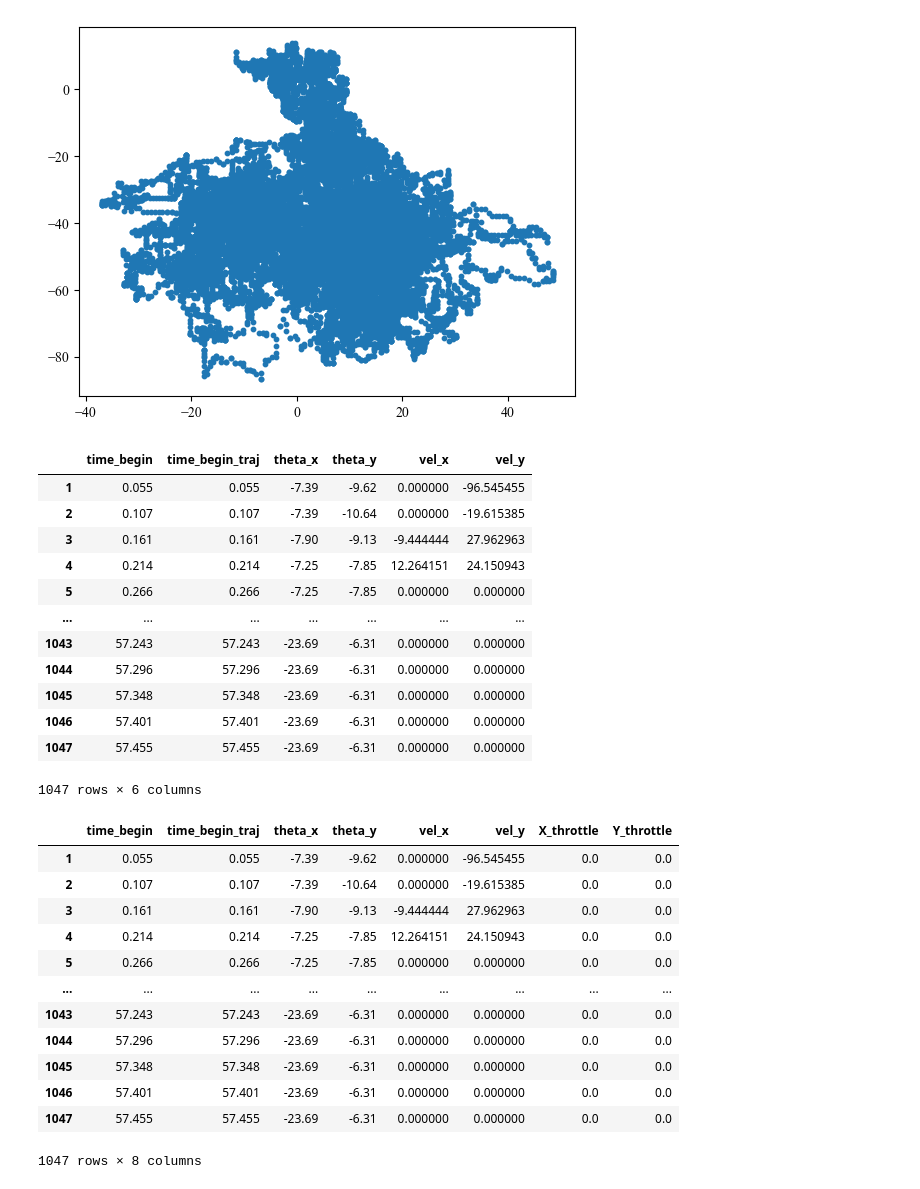
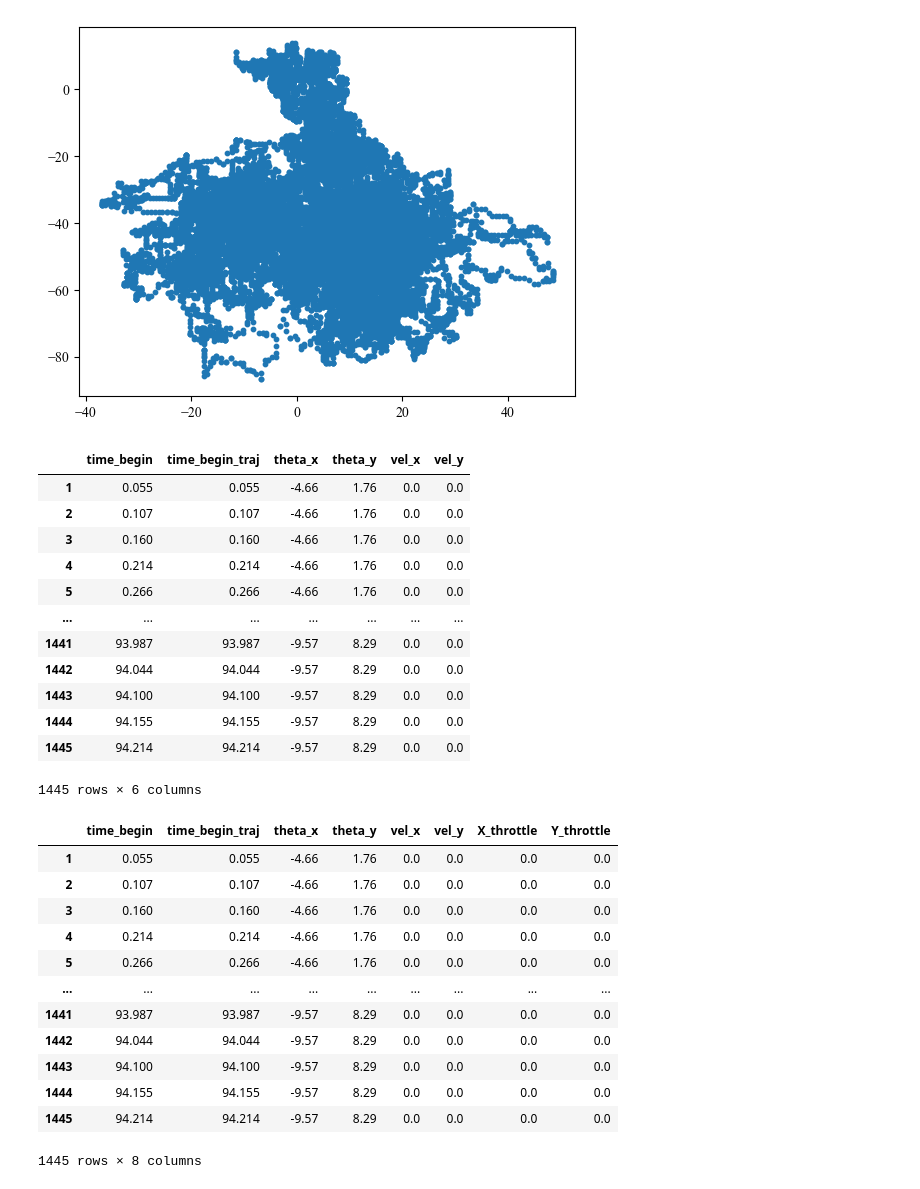
Before and after one commit to ansue1234/RobLimbFK, a Jupyter notebook: notebooks/gen_paper_figure.ipynb, the cells around one changed output. Drawn from its saved outputs; the diff is of its cells as text; code cells hidden in the pictures.

```diff
--- a/notebooks/gen_paper_figure.ipynb
+++ b/notebooks/gen_paper_figure.ipynb
@@ -62,38 +62,38 @@ plt.scatter(df_random['theta_x'], df_random['theta_y'], label='Random', s=10)
 [figure]
 # %%
 # Generating input for the model
-
-angle_file = '../ros_ws/square_ang_purp.txt'
-throttle_file = '../ros_ws/square_thr_purp.txt'
+file_name = 'sin_blue_vid'
+angle_file = '../ros_ws/' + file_name + '_data.txt'
+throttle_file = '../ros_ws/'+ file_name + '_throttle.txt'
 
 angle_df = pd.read_csv(angle_file)
 throttle_df = pd.read_csv(throttle_file)[1:]
 
 # Compute Velocity
 angle_df['time_begin'] = (angle_df['time'] - angle_df['time'].iloc[0])/1000
 angle_df['dt'] = angle_df['time_begin'].diff()
 angle_df['dx'] = angle_df['theta_x'].diff()
 angle_df['dy'] = angle_df['theta_y'].diff()
 angle_df = angle_df.dropna()
 angle_df['vel_x'] = angle_df['dx'] / angle_df['dt']
 angle_df['vel_y'] = angle_df['dy'] / angle_df['dt']
 angle_df['time_begin_traj'] = angle_df['time_begin']
 angle_df = angle_df[['time_begin', 'time_begin_traj', 'theta_x', 'theta_y', 'vel_x', 'vel_y']]
 angle_df
 # %% [output]
 |  | time_begin | time_begin_traj | theta_x | theta_y | vel_x | vel_y |
-| 1 | 0.055 | 0.055 | -7.39 | -9.62 | 0.000000 | -96.545455 |
-| 2 | 0.107 | 0.107 | -7.39 | -10.64 | 0.000000 | -19.615385 |
-| 3 | 0.161 | 0.161 | -7.90 | -9.13 | -9.444444 | 27.962963 |
-| 4 | 0.214 | 0.214 | -7.25 | -7.85 | 12.264151 | 24.150943 |
-| 5 | 0.266 | 0.266 | -7.25 | -7.85 | 0.000000 | 0.000000 |
+| 1 | 0.055 | 0.055 | -4.66 | 1.76 | 0.0 | 0.0 |
+| 2 | 0.107 | 0.107 | -4.66 | 1.76 | 0.0 | 0.0 |
+| 3 | 0.160 | 0.160 | -4.66 | 1.76 | 0.0 | 0.0 |
+| 4 | 0.214 | 0.214 | -4.66 | 1.76 | 0.0 | 0.0 |
+| 5 | 0.266 | 0.266 | -4.66 | 1.76 | 0.0 | 0.0 |
 | ... | ... | ... | ... | ... | ... | ... |
-| 1043 | 57.243 | 57.243 | -23.69 | -6.31 | 0.000000 | 0.000000 |
-| 1044 | 57.296 | 57.296 | -23.69 | -6.31 | 0.000000 | 0.000000 |
-| 1045 | 57.348 | 57.348 | -23.69 | -6.31 | 0.000000 | 0.000000 |
-| 1046 | 57.401 | 57.401 | -23.69 | -6.31 | 0.000000 | 0.000000 |
-| 1047 | 57.455 | 57.455 | -23.69 | -6.31 | 0.000000 | 0.000000 |
+| 1441 | 93.987 | 93.987 | -9.57 | 8.29 | 0.0 | 0.0 |
+| 1442 | 94.044 | 94.044 | -9.57 | 8.29 | 0.0 | 0.0 |
+| 1443 | 94.100 | 94.100 | -9.57 | 8.29 | 0.0 | 0.0 |
+| 1444 | 94.155 | 94.155 | -9.57 | 8.29 | 0.0 | 0.0 |
+| 1445 | 94.214 | 94.214 | -9.57 | 8.29 | 0.0 | 0.0 |
-1047 rows × 6 columns
+1445 rows × 6 columns
 # %%
 throttle_df.columns = ['X_throttle', 'Y_throttle']
 # %%
@@ -102,16 +102,16 @@ full_df.dropna(inplace=True)
 full_df
 # %% [output]
 |  | time_begin | time_begin_traj | theta_x | theta_y | vel_x | vel_y | X_throttle | Y_throttle |
-| 1 | 0.055 | 0.055 | -7.39 | -9.62 | 0.000000 | -96.545455 | 0.0 | 0.0 |
-| 2 | 0.107 | 0.107 | -7.39 | -10.64 | 0.000000 | -19.615385 | 0.0 | 0.0 |
-| 3 | 0.161 | 0.161 | -7.90 | -9.13 | -9.444444 | 27.962963 | 0.0 | 0.0 |
-| 4 | 0.214 | 0.214 | -7.25 | -7.85 | 12.264151 | 24.150943 | 0.0 | 0.0 |
-| 5 | 0.266 | 0.266 | -7.25 | -7.85 | 0.000000 | 0.000000 | 0.0 | 0.0 |
+| 1 | 0.055 | 0.055 | -4.66 | 1.76 | 0.0 | 0.0 | 0.0 | 0.0 |
+| 2 | 0.107 | 0.107 | -4.66 | 1.76 | 0.0 | 0.0 | 0.0 | 0.0 |
+| 3 | 0.160 | 0.160 | -4.66 | 1.76 | 0.0 | 0.0 | 0.0 | 0.0 |
+| 4 | 0.214 | 0.214 | -4.66 | 1.76 | 0.0 | 0.0 | 0.0 | 0.0 |
+| 5 | 0.266 | 0.266 | -4.66 | 1.76 | 0.0 | 0.0 | 0.0 | 0.0 |
 | ... | ... | ... | ... | ... | ... | ... | ... | ... |
-| 1043 | 57.243 | 57.243 | -23.69 | -6.31 | 0.000000 | 0.000000 | 0.0 | 0.0 |
-| 1044 | 57.296 | 57.296 | -23.69 | -6.31 | 0.000000 | 0.000000 | 0.0 | 0.0 |
-| 1045 | 57.348 | 57.348 | -23.69 | -6.31 | 0.000000 | 0.000000 | 0.0 | 0.0 |
-| 1046 | 57.401 | 57.401 | -23.69 | -6.31 | 0.000000 | 0.000000 | 0.0 | 0.0 |
-| 1047 | 57.455 | 57.455 | -23.69 | -6.31 | 0.000000 | 0.000000 | 0.0 | 0.0 |
+| 1441 | 93.987 | 93.987 | -9.57 | 8.29 | 0.0 | 0.0 | 0.0 | 0.0 |
+| 1442 | 94.044 | 94.044 | -9.57 | 8.29 | 0.0 | 0.0 | 0.0 | 0.0 |
+| 1443 | 94.100 | 94.100 | -9.57 | 8.29 | 0.0 | 0.0 | 0.0 | 0.0 |
+| 1444 | 94.155 | 94.155 | -9.57 | 8.29 | 0.0 | 0.0 | 0.0 | 0.0 |
+| 1445 | 94.214 | 94.214 | -9.57 | 8.29 | 0.0 | 0.0 | 0.0 | 0.0 |
-1047 rows × 8 columns
+1445 rows × 8 columns
 # %%
```
Also changed, not shown: parts of 1 cell of this notebook, 19 other files.
